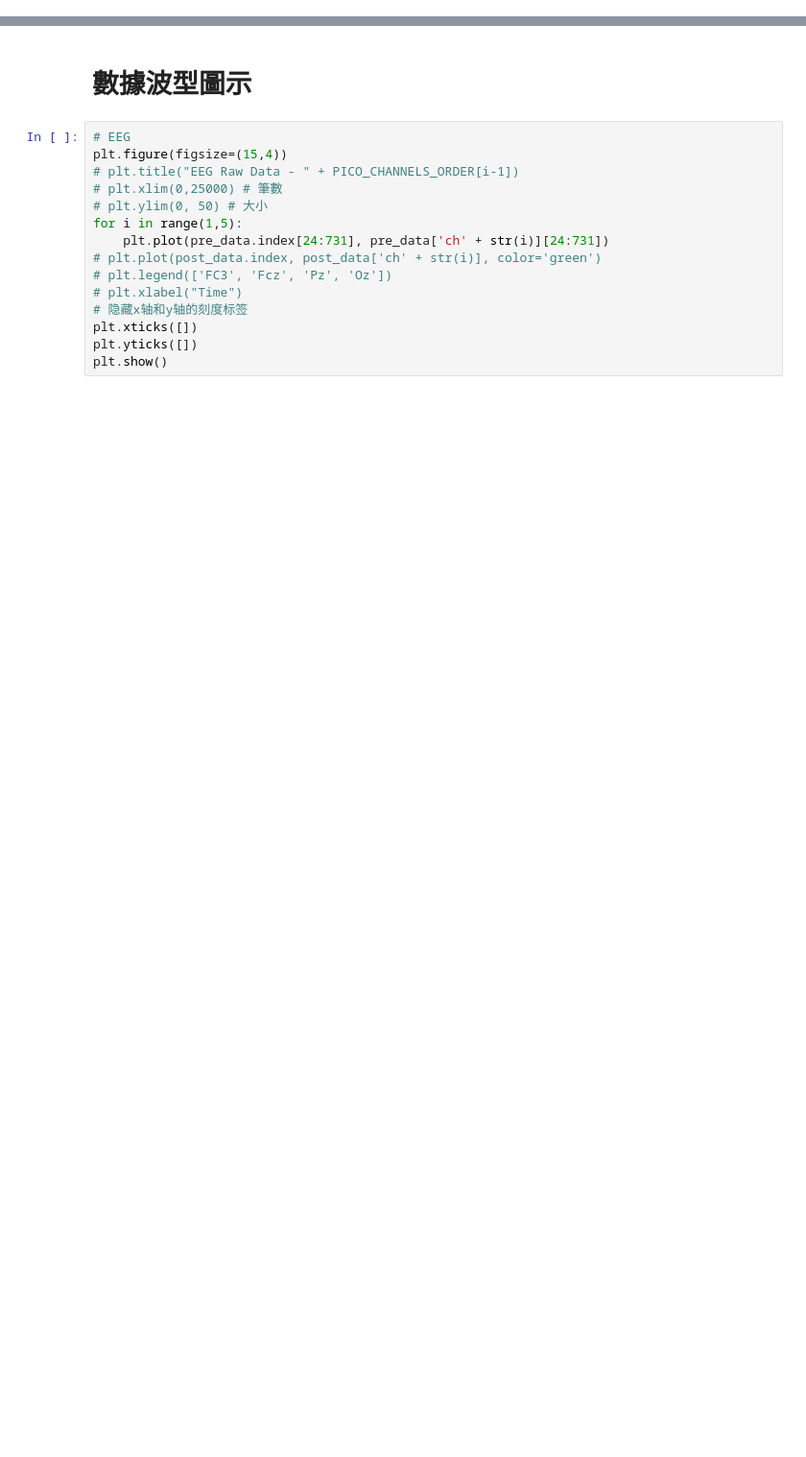
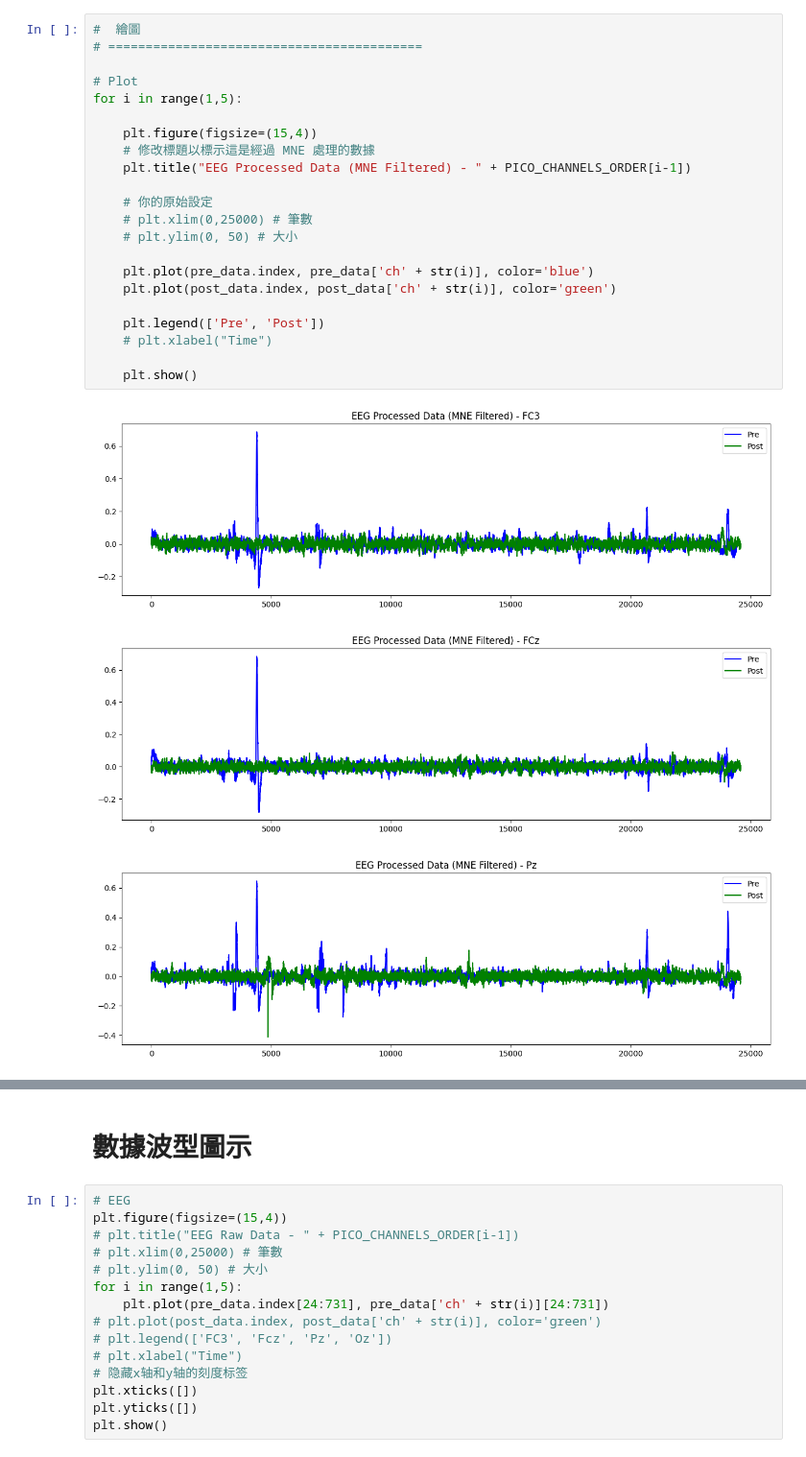
Before and after one commit to kein912/RelaxingBC_AC, a Jupyter notebook: EEG_drawRawData.ipynb, the cells around one changed output, grey strips where cells are left out. Shown at 96% size. Drawn from its saved outputs; the diff is of its cells as text; blank space fills up the shorter version.

```diff
--- a/EEG_drawRawData.ipynb
+++ b/EEG_drawRawData.ipynb
@@ -40,0 +142,26 @@ for i in range(1,5):
+# %%
+#  繪圖
+# ==========================================
+
+# Plot
+for i in range(1,5):
+
+    plt.figure(figsize=(15,4))
+    # 修改標題以標示這是經過 MNE 處理的數據
+    plt.title("EEG Processed Data (MNE Filtered) - " + PICO_CHANNELS_ORDER[i-1])
+
+    # 你的原始設定
+    # plt.xlim(0,25000) # 筆數
+    # plt.ylim(0, 50) # 大小
+
+    plt.plot(pre_data.index, pre_data['ch' + str(i)], color='blue')
+    plt.plot(post_data.index, post_data['ch' + str(i)], color='green')
+
+    plt.legend(['Pre', 'Post'])
+    # plt.xlabel("Time")
+
+    plt.show()
+# %% [output]
+[figure, added]
+[figure, added]
+[figure, added]
```
Also changed, not shown: parts of 12 cells of this notebook, 2 other files.
